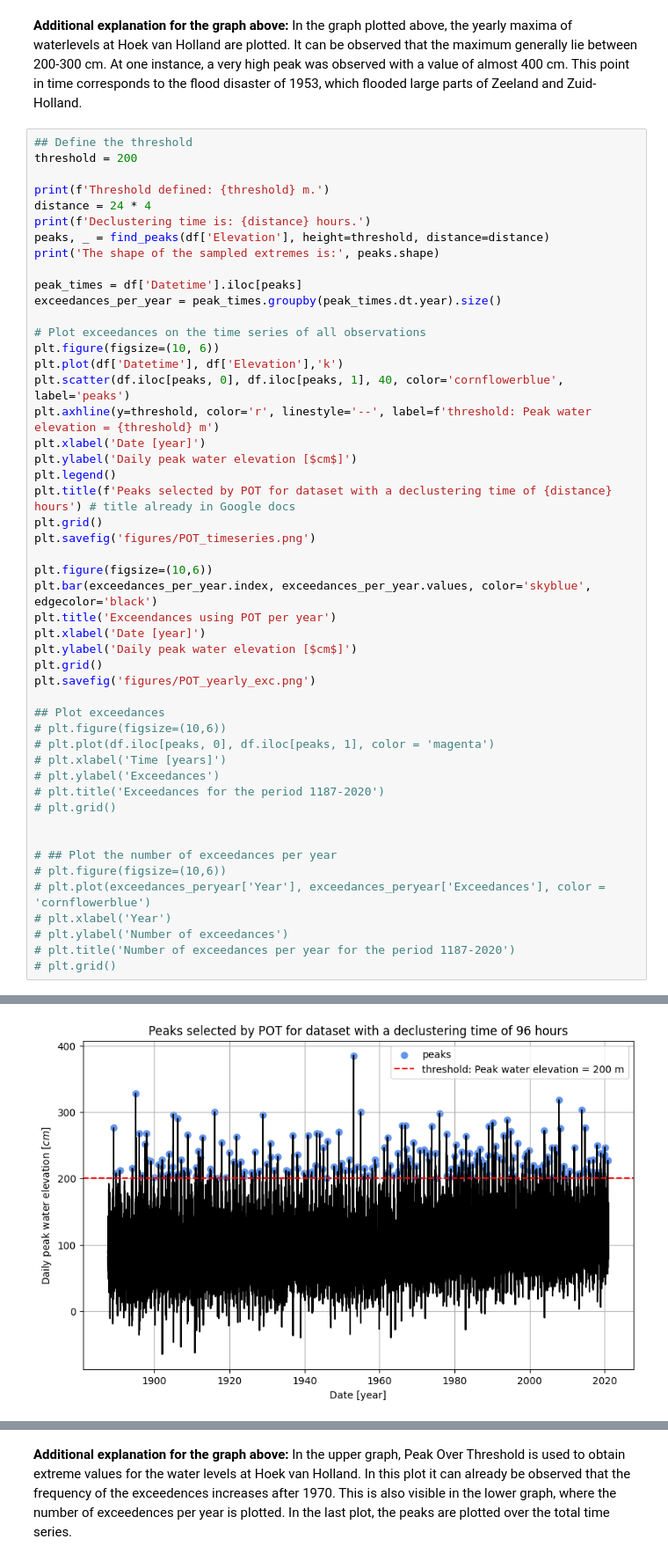
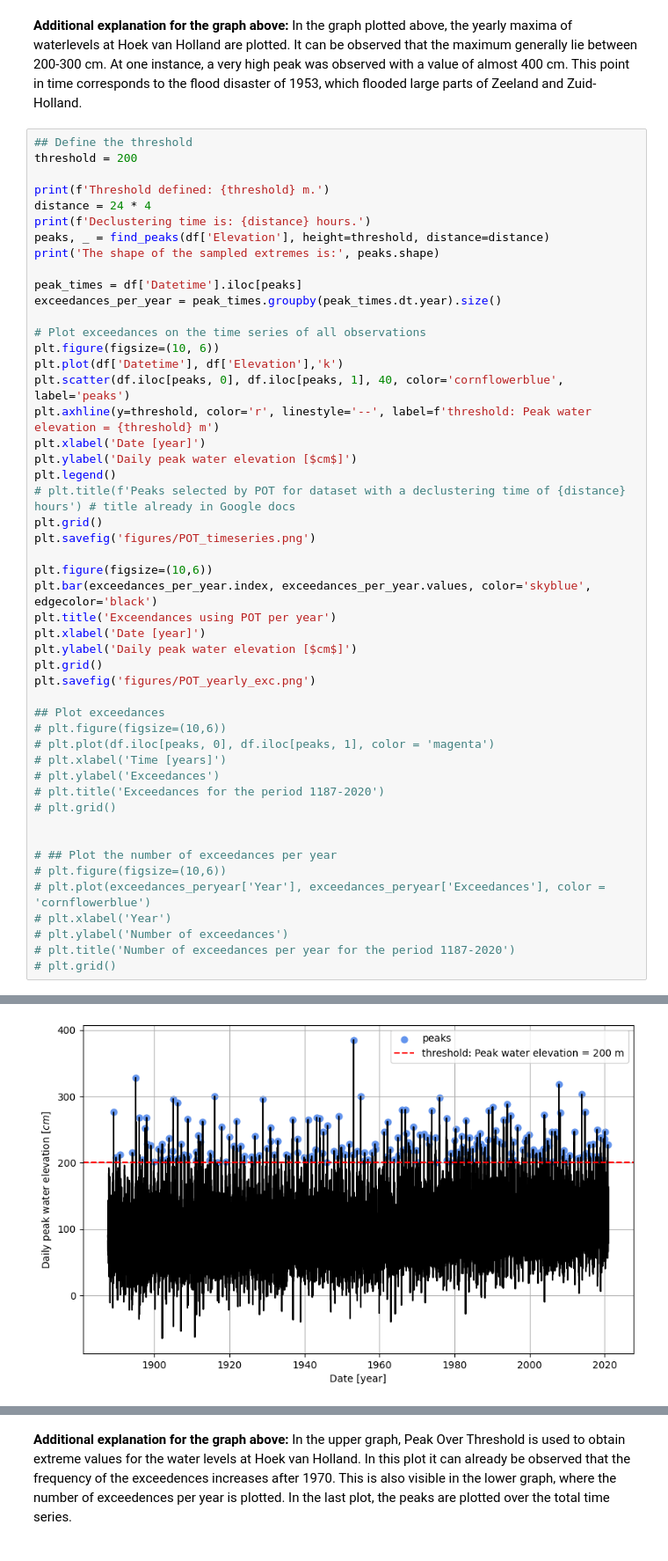
Before and after one commit to wwaasdorp/MORE_THE_BEST_GROUP, a Jupyter notebook: Watch_Data.ipynb, the cells around one changed output, grey strips where cells are left out. Shown: that part at 88% size. Drawn from its saved outputs; the diff is of its cells as text.

Commit message:
More changes in titles

```diff
--- a/Watch_Data.ipynb
+++ b/Watch_Data.ipynb
@@ -84,39 +84,39 @@ plt.axhline(y=threshold, color='r', linestyle='--', label=f'threshold: Peak wate
 plt.xlabel('Date [year]')
 plt.ylabel('Daily peak water elevation [$cm$]')
 plt.legend()
-plt.title(f'Peaks selected by POT for dataset with a declustering time of {distance} hours') # title already in Google docs
+# plt.title(f'Peaks selected by POT for dataset with a declustering time of {distance} hours') # title already in Google docs
 plt.grid()
 plt.savefig('figures/POT_timeseries.png')
 
 plt.figure(figsize=(10,6))
 plt.bar(exceedances_per_year.index, exceedances_per_year.values, color='skyblue', edgecolor='black')
 plt.title('Exceendances using POT per year')
 plt.xlabel('Date [year]')
 plt.ylabel('Daily peak water elevation [$cm$]')
 plt.grid()
 plt.savefig('figures/POT_yearly_exc.png')
 
 ## Plot exceedances
 # plt.figure(figsize=(10,6))
 # plt.plot(df.iloc[peaks, 0], df.iloc[peaks, 1], color = 'magenta')
 # plt.xlabel('Time [years]')
 # plt.ylabel('Exceedances')
 # plt.title('Exceedances for the period 1187-2020')
 # plt.grid()
 
 
 # ## Plot the number of exceedances per year
 # plt.figure(figsize=(10,6))
 # plt.plot(exceedances_peryear['Year'], exceedances_peryear['Exceedances'], color = 'cornflowerblue')
 # plt.xlabel('Year')
 # plt.ylabel('Number of exceedances')
 # plt.title('Number of exceedances per year for the period 1187-2020')
 # plt.grid()
 # %% [output]
 Threshold defined: 200 m.
 Declustering time is: 96 hours.
 The shape of the sampled extremes is: (207,)
-[figure, old version]
+[figure, new version]
 [figure]
 # %% [markdown]
 **Additional explanation for the graph above:**
```
Also changed, not shown: 1 other file.
